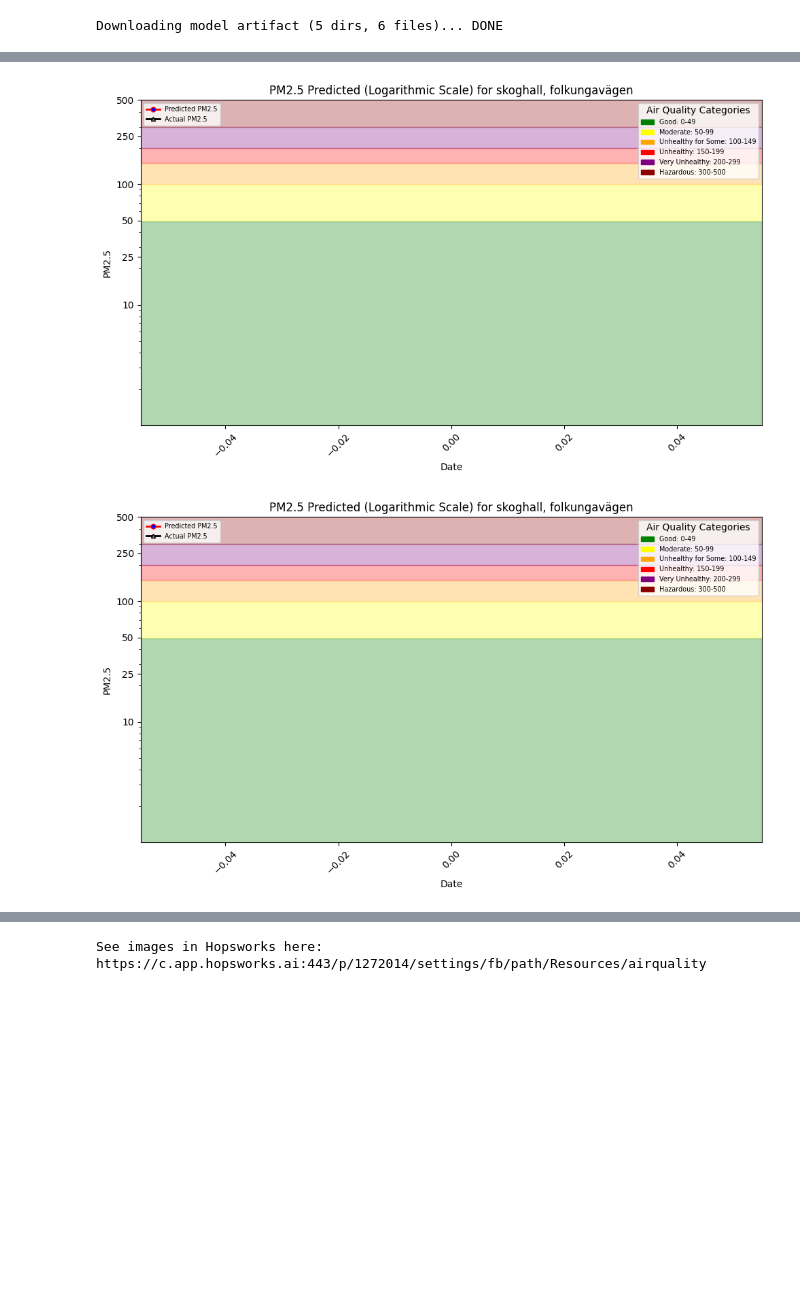
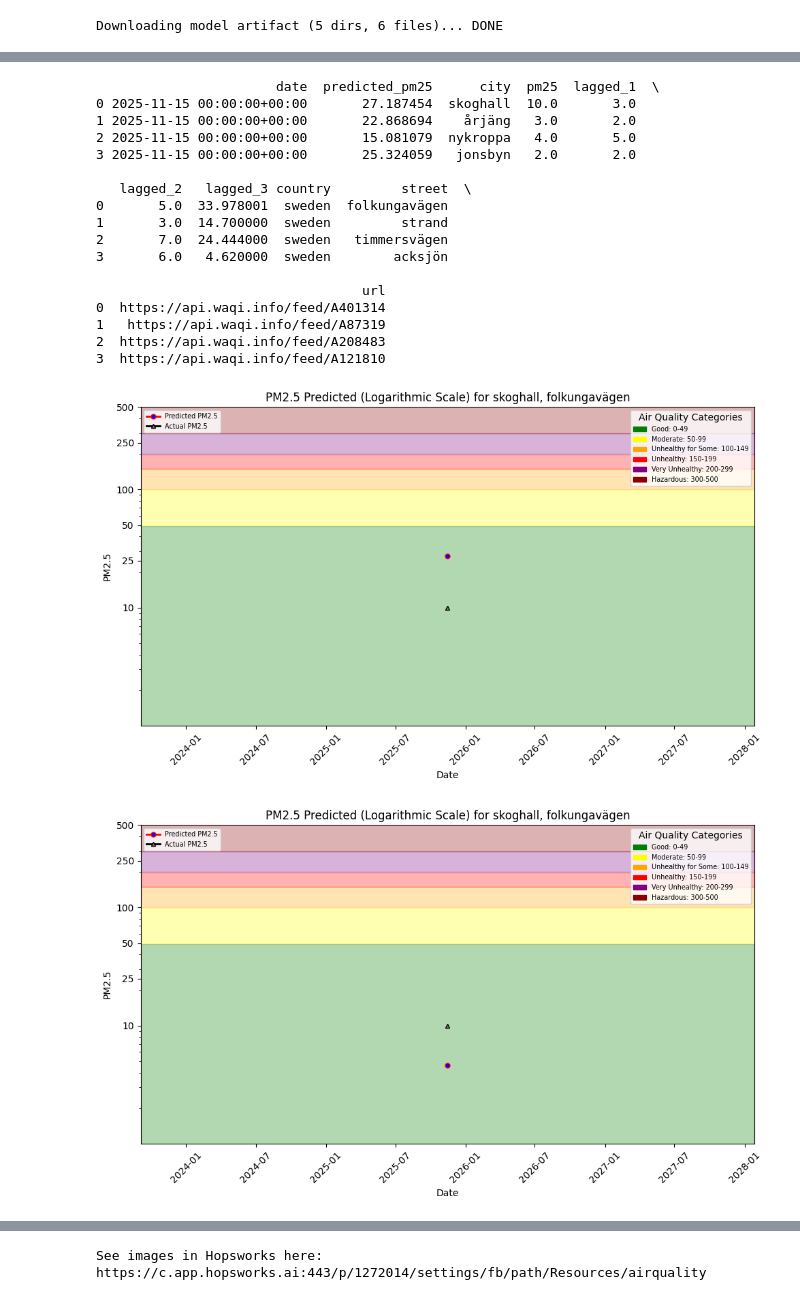
Before and after one commit to kilianp14/air_quality_prediction, a Jupyter notebook: 4_air_quality_batch_inference.ipynb, the cells around one changed output, grey strips where cells are left out. Cells and saved outputs as stored; diff of their text form; code cells hidden in the pictures; blank space fills up the shorter version.

Commit message:
small fixes for hindcast graph and plot paths

```diff
--- a/4_air_quality_batch_inference.ipynb
+++ b/4_air_quality_batch_inference.ipynb
@@ -236,7 +236,7 @@ for location in sensors_data:
     if not os.path.exists(lagged_city_dir):
         os.mkdir(lagged_city_dir)
     base_file_path = f"{base_city_dir}/pm25_forcast.png"
-    lagged_file_path = f"{lagged_city_dir}/pm25_forcast.png"
+    lagged_file_path = f"{lagged_city_dir}/pm25_forcast_lagged.png"
     base_plt = util.plot_air_quality_forecast(city, street, air_quality_forecast_base[air_quality_forecast_base['city'] == city], base_file_path)
     lagged_plt = util.plot_air_quality_forecast(city, street, air_quality_forecast_lagged[air_quality_forecast_lagged['city'] == city], lagged_file_path)
     base_plt.show()
@@ -301,30 +302,48 @@ Finished: Reading data from Hopsworks, using Hopsworks Feature Query Service (3.
 # %%
-preds_base =  monitoring_base[['date', 'predicted_pm25']]
-preds_lagged =  monitoring_lagged[['date', 'predicted_pm25']]
+preds_base =  monitoring_base[['date', 'predicted_pm25', 'city']]
+preds_lagged =  monitoring_lagged[['date', 'predicted_pm25', 'city']]
 
-hindcast_base = pd.merge(preds_base, air_quality_df, on="date")
+hindcast_base = pd.merge(preds_base, air_quality_df, on=["date", "city"])
 hindcast_base = hindcast_base.sort_values(by=['date'])
 
-hindcast_lagged = pd.merge(preds_lagged, air_quality_df, on="date")
+hindcast_lagged = pd.merge(preds_lagged, air_quality_df, on=["date", "city"])
 hindcast_lagged = hindcast_lagged.sort_values(by=['date'])
 
+print(hindcast_base)
 
 # If there are no outcomes for predictions yet, generate some predictions/outcomes from existing data
 for location in sensors_data:
     city = location['city']
     street = location['street']
     hindcast_location_base = hindcast_base[hindcast_base['city'] == city]
     hindcast_location_lagged = hindcast_lagged[hindcast_lagged['city'] == city]
     base_hindcast_path = f"{base_city_dir}/pm25_hindcast.png"
-    lagged_hindcast_path = f"{lagged_city_dir}/pm25_hindcast.png"
+    lagged_hindcast_path = f"{lagged_city_dir}/pm25_hindcast_lagged.png"
     base_plt = util.plot_air_quality_forecast(city, street, hindcast_location_base, base_hindcast_path, hindcast=True)
     lagged_plt = util.plot_air_quality_forecast(city, street, hindcast_location_lagged, lagged_hindcast_path, hindcast=True)
     base_plt.show()
     lagged_plt.show()
     dataset_api.upload(base_hindcast_path, f"Resources/airquality/{city}_{street}_{str_today}", overwrite=True)
     dataset_api.upload(lagged_hindcast_path, f"Resources/airquality/{city}_{street}_{str_today}", overwrite=True)
 proj_url = project.get_url()
 print(f"See images in Hopsworks here: {proj_url}/settings/fb/path/Resources/airquality")
 # %% [output]
+                       date  predicted_pm25      city  pm25  lagged_1  \
+0 2025-11-15 00:00:00+00:00       27.187454  skoghall  10.0       3.0
+1 2025-11-15 00:00:00+00:00       22.868694    årjäng   3.0       2.0
+2 2025-11-15 00:00:00+00:00       15.081079  nykroppa   4.0       5.0
+3 2025-11-15 00:00:00+00:00       25.324059   jonsbyn   2.0       2.0
+
+   lagged_2   lagged_3 country         street  \
+0       5.0  33.978001  sweden  folkungavägen
+1       3.0  14.700000  sweden         strand
+2       7.0  24.444000  sweden   timmersvägen
+3       6.0   4.620000  sweden        acksjön
+
+                                  url
+0  https://api.waqi.info/feed/A401314
+1   https://api.waqi.info/feed/A87319
+2  https://api.waqi.info/feed/A208483
+3  https://api.waqi.info/feed/A121810
-[figure, old version]
+[figure, new version]
-[figure, old version]
+[figure, new version]
@@ -337 +356 @@ print(f"See images in Hopsworks here: {proj_url}/settings/fb/path/Resources/airq
-See images in Hopsworks here: https://c.app.hopsworks.ai:443/p/1272014/settings/fb/path/Resources/airquality
+See images in Hopsworks here: https://c.app.hopsworks.ai:443/p/1272014/settings/fb/path/Resources/airquality
```
Also changed, not shown: parts of 11 cells of this notebook.
